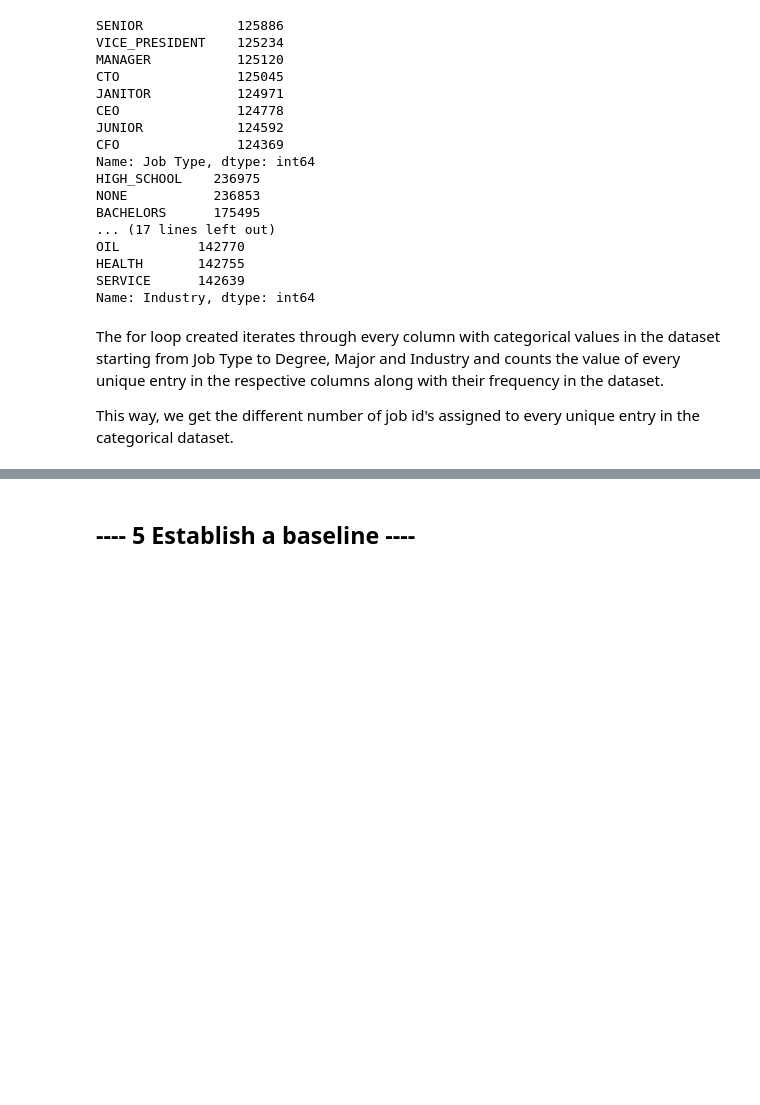
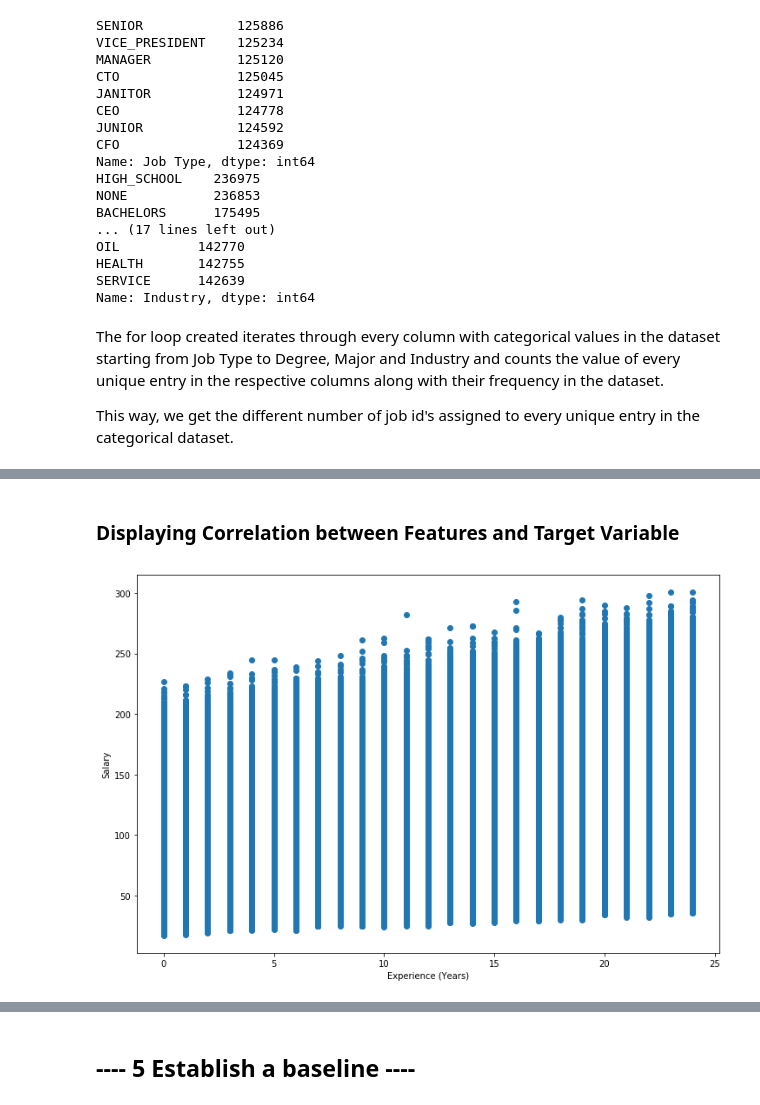
Before and after one commit to MrYoupiter/Salary_Prediction_Portfolio, a Jupyter notebook: SalaryPredictionProject.ipynb, the cells around one changed output, grey strips where cells are left out. Drawn from its saved outputs; the diff is of its cells as text; code cells hidden in the pictures; blank space fills up the shorter version.

```diff
--- a/SalaryPredictionProject.ipynb
+++ b/SalaryPredictionProject.ipynb
@@ -338,0 +466,15 @@ As a part of visualization, we would
+# %% [markdown]
+### Displaying Correlation between Features and Target Variable
+# %%
+#Correlation between numerical variables and Salary can be displayed using scatter plots
+
+#defining function to create scatter plots
+def scatter_data(df, lab):
+    plt.figure(figsize = (12,8))
+    plt.scatter(df[lab], df['Salary'] )
+    plt.ylabel('Salary')
+    plt.xlabel(lab)
+
+scatter_data(train_merged , 'Experience (Years)')
+# %% [output]
+[figure, added]
```
Also changed, not shown: parts of 16 cells of this notebook.
